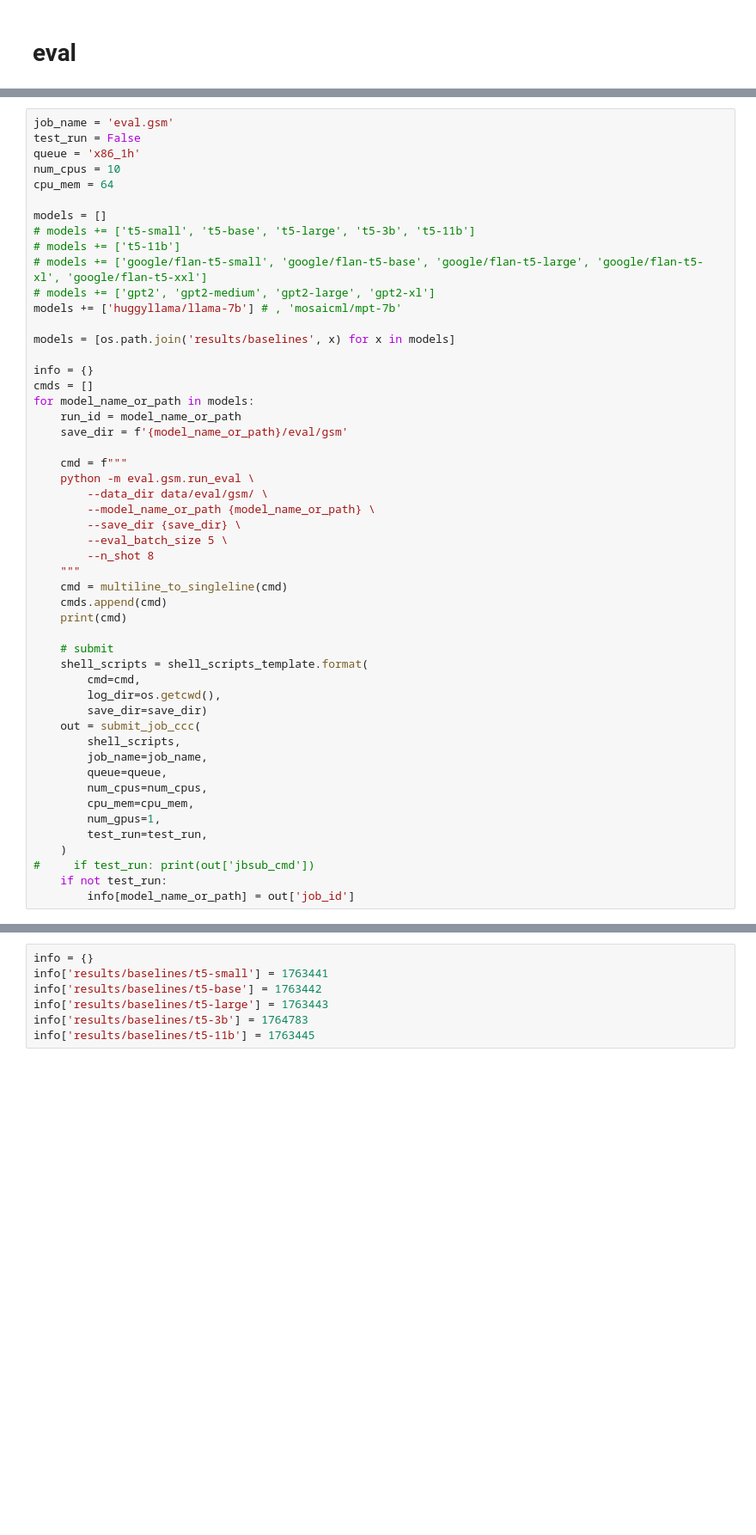
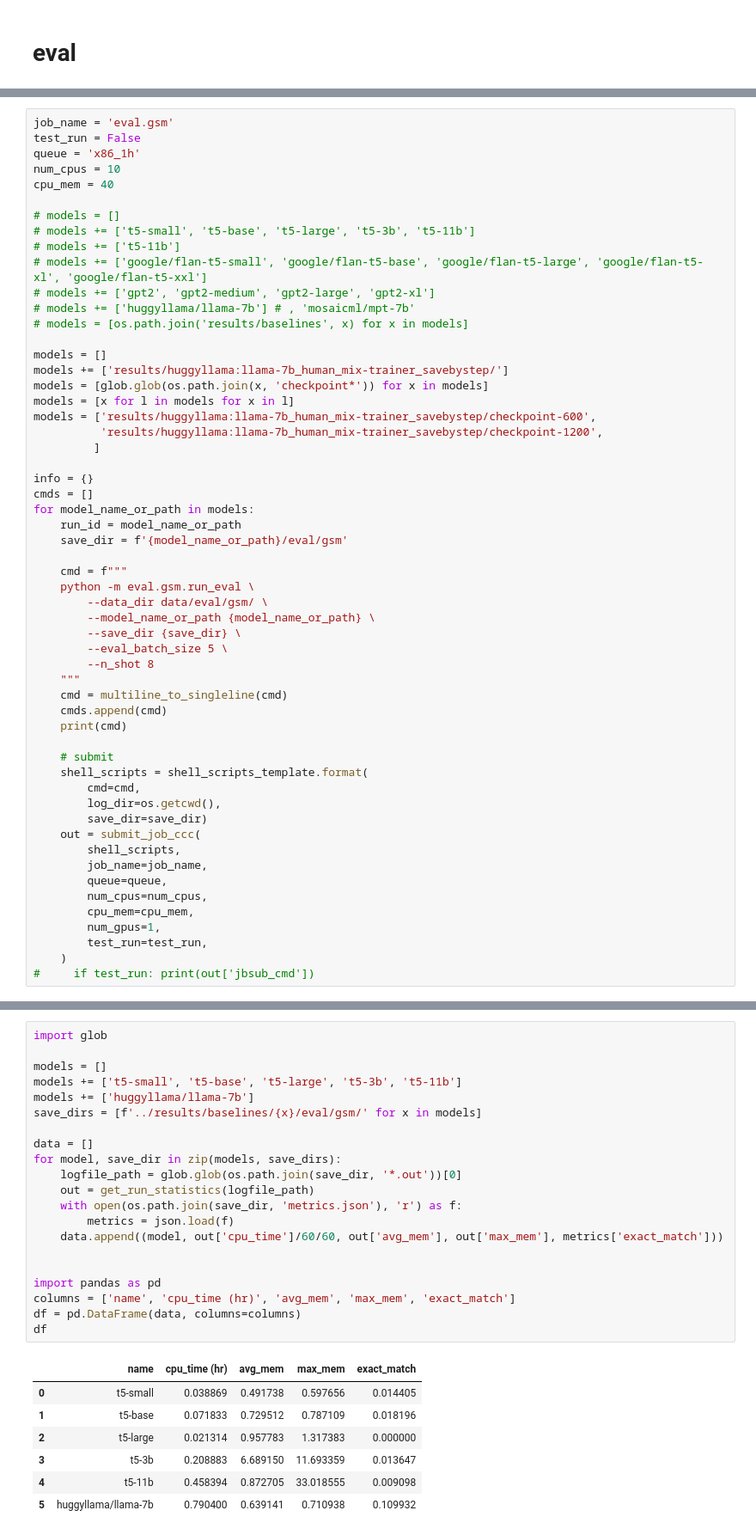
Before and after one commit to tt6746690/open-instruct, a Jupyter notebook: scripts/gen_cmds.ipynb, the cells around one changed output, grey strips where cells are left out. Shown at 86% size. Saved outputs shown, nothing was run; the diff lists cells and outputs as text; blank space fills up the shorter version.

```diff
--- a/scripts/gen_cmds.ipynb
+++ b/scripts/gen_cmds.ipynb
@@ -384,16 +402,23 @@ job_name = 'eval.gsm'
 test_run = False
 queue = 'x86_1h'
 num_cpus = 10
-cpu_mem = 64
+cpu_mem = 40
 
-models = []
+# models = []
 # models += ['t5-small', 't5-base', 't5-large', 't5-3b', 't5-11b']
 # models += ['t5-11b']
 # models += ['google/flan-t5-small', 'google/flan-t5-base', 'google/flan-t5-large', 'google/flan-t5-xl', 'google/flan-t5-xxl']
 # models += ['gpt2', 'gpt2-medium', 'gpt2-large', 'gpt2-xl']
-models += ['huggyllama/llama-7b'] # , 'mosaicml/mpt-7b'
+# models += ['huggyllama/llama-7b'] # , 'mosaicml/mpt-7b'
+# models = [os.path.join('results/baselines', x) for x in models]
 
-models = [os.path.join('results/baselines', x) for x in models]
+models = []
+models += ['results/huggyllama:llama-7b_human_mix-trainer_savebystep/']
+models = [glob.glob(os.path.join(x, 'checkpoint*')) for x in models]
+models = [x for l in models for x in l]
+models = ['results/huggyllama:llama-7b_human_mix-trainer_savebystep/checkpoint-600',
+          'results/huggyllama:llama-7b_human_mix-trainer_savebystep/checkpoint-1200',
+         ]
 
 info = {}
 cmds = []
@@ -428,6 +453,4 @@ for model_name_or_path in models:
         test_run=test_run,
     )
 #     if test_run: print(out['jbsub_cmd'])
-    if not test_run:
-        info[model_name_or_path] = out['job_id']
 # %% [output]
@@ -435,7 +459,29 @@ python -m eval.gsm.run_eval --data_dir data/eval/gsm/ --model_name_or_path resul
 # %%
-info = {}
-info['results/baselines/t5-small'] = 1763441
-info['results/baselines/t5-base'] = 1763442
-info['results/baselines/t5-large'] = 1763443
-info['results/baselines/t5-3b'] = 1764783
-info['results/baselines/t5-11b'] = 1763445
+import glob
+
+models = []
+models += ['t5-small', 't5-base', 't5-large', 't5-3b', 't5-11b']
+models += ['huggyllama/llama-7b']
+save_dirs = [f'../results/baselines/{x}/eval/gsm/' for x in models]
+
+data = []
+for model, save_dir in zip(models, save_dirs):
+    logfile_path = glob.glob(os.path.join(save_dir, '*.out'))[0]
+    out = get_run_statistics(logfile_path)
+    with open(os.path.join(save_dir, 'metrics.json'), 'r') as f:
+        metrics = json.load(f)
+    data.append((model, out['cpu_time']/60/60, out['avg_mem'], out['max_mem'], metrics['exact_match']))
+
+
+import pandas as pd
+columns = ['name', 'cpu_time (hr)', 'avg_mem', 'max_mem', 'exact_match']
+df = pd.DataFrame(data, columns=columns)
+df
+# %% [output]
+|  | name | cpu_time (hr) | avg_mem | max_mem | exact_match |
+| 0 | t5-small | 0.038869 | 0.491738 | 0.597656 | 0.014405 |
+| 1 | t5-base | 0.071833 | 0.729512 | 0.787109 | 0.018196 |
+| 2 | t5-large | 0.021314 | 0.957783 | 1.317383 | 0.000000 |
+| 3 | t5-3b | 0.208883 | 6.689150 | 11.693359 | 0.013647 |
+| 4 | t5-11b | 0.458394 | 0.872705 | 33.018555 | 0.009098 |
+| 5 | huggyllama/llama-7b | 0.790400 | 0.639141 | 0.710938 | 0.109932 |
```
Also changed, not shown: parts of 13 cells of this notebook, 4 other files.
